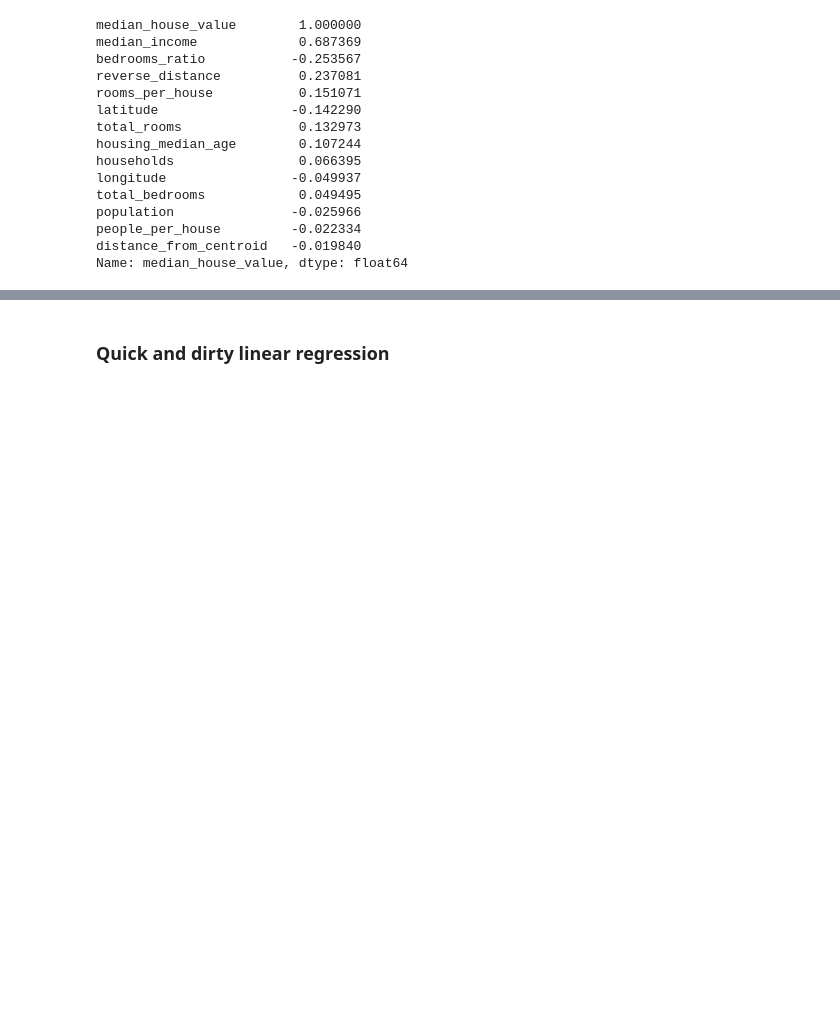
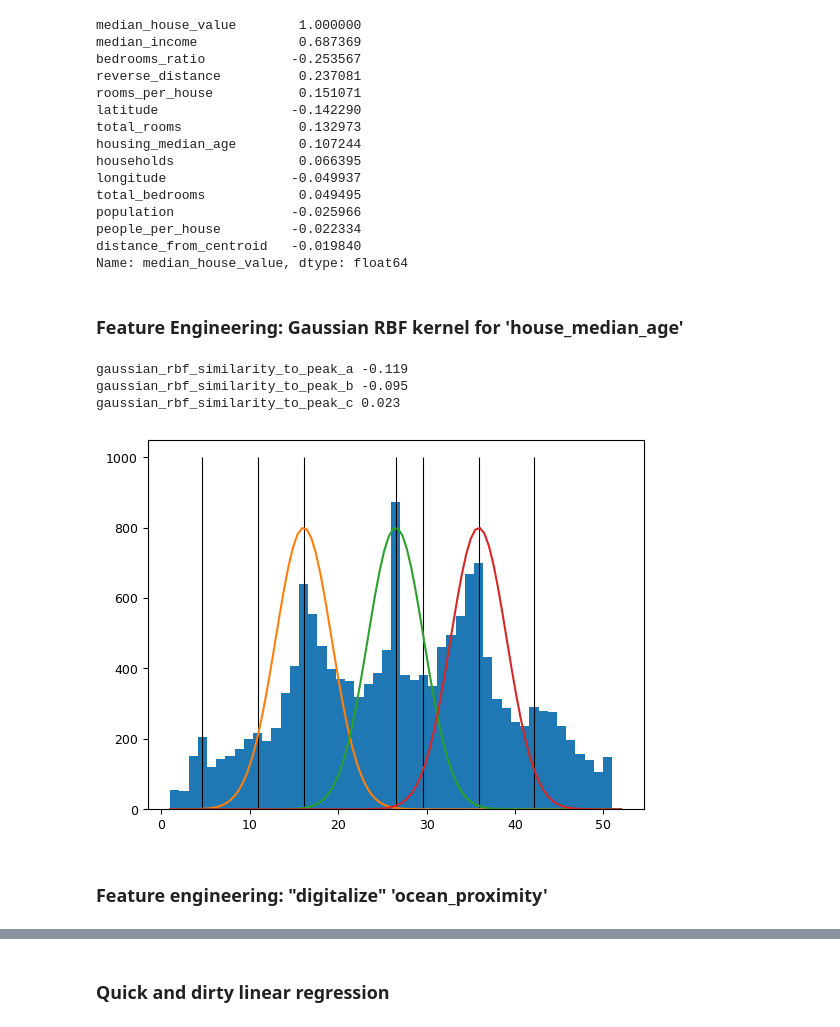
Before and after one commit to leztien/portfolio-project-linear-regression-for-price-prediction, a Jupyter notebook: exploratory_data_analysis.ipynb, the cells around one changed output, grey strips where cells are left out. Saved outputs shown, nothing was run; the diff lists cells and outputs as text; code cells hidden in the pictures; blank space fills up the shorter version.

```diff
--- a/exploratory_data_analysis.ipynb
+++ b/exploratory_data_analysis.ipynb
@@ -314,3 +320,40 @@ population               -0.025966
 people_per_house         -0.022334
 distance_from_centroid   -0.019840
 Name: median_house_value, dtype: float64
+# %% [markdown]
+### Feature Engineering: Gaussian RBF kernel for 'house_median_age'
+# %%
+
+# explore the peaks in 'house age'
+from src import get_peaks
+
+col = 'housing_median_age'
+a = df.loc[df[col] < df[col].max(), col]
+
+peaks, bins = get_peaks(a, n_peaks=7, return_bins=True)
+
+plt.hist(a, bins=bins)
+plt.vlines(peaks, ymin=0, ymax=1000, color='k', linewidth=0.8)
+
+# Select 3 highest peaks
+peaks = sorted(peaks[:3])
+
+gamma = 0.001  # chosen by hand based on persons correlation
+
+# this will be needed for plotting
+xx = np.linspace(df[col].min(), df[col].max(), num=100).reshape(-1,1)
+
+for i,peak in enumerate(peaks):
+    df[f"gaussian_rbf_similarity_to_peak_{'abc'[i]}"] = rbf_kernel(df[[col]], [[peak]], gamma=gamma)
+    print(f"gaussian_rbf_similarity_to_peak_{'abc'[i]}",
+          round(pearsonr(df[f"gaussian_rbf_similarity_to_peak_{'abc'[i]}"], df[target]).statistic, 3))
+
+    # plot the Gaussian RBF
+    plt.plot(xx.ravel(), rbf_kernel(xx, [[peak]], gamma=0.05).ravel() * 800)
+# %% [output]
+gaussian_rbf_similarity_to_peak_a -0.119
+gaussian_rbf_similarity_to_peak_b -0.095
+gaussian_rbf_similarity_to_peak_c 0.023
+[figure, added]
+# %% [markdown]
+### Feature engineering: "digitalize" 'ocean_proximity'
```
Also changed, not shown: parts of 19 cells of this notebook, 3 other files.
